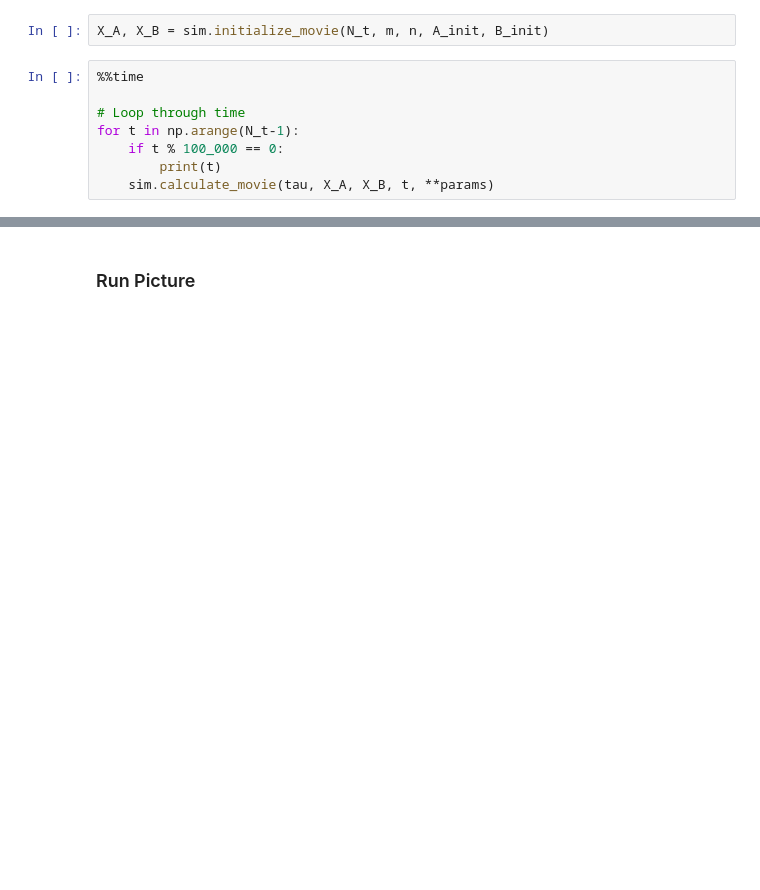
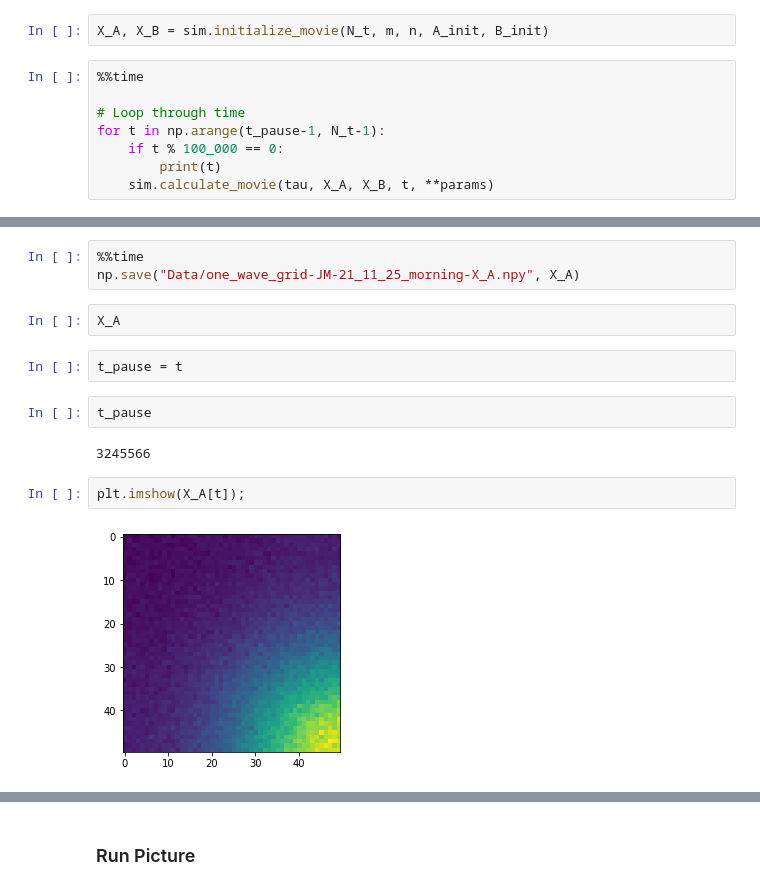
Before and after one commit to KCGallagher/Schnakenberg_Sim, a Jupyter notebook: Archive/grid_sim.ipynb, the cells around one changed output, grey strips where cells are left out. Drawn from its saved outputs; the diff is of its cells as text; blank space fills up the shorter version.

```diff
--- a/grid_sim.ipynb
+++ b/Archive/grid_sim.ipynb
@@ -56,7 +56,7 @@ X_A, X_B = sim.initialize_movie(N_t, m, n, A_init, B_init)
 %%time
 
 # Loop through time
-for t in np.arange(N_t-1):
+for t in np.arange(t_pause-1, N_t-1):
     if t % 100_000 == 0:
         print(t)
     sim.calculate_movie(tau, X_A, X_B, t, **params)
@@ -72,0 +94,15 @@ for t in np.arange(N_t-1):
+# %%
+%%time
+np.save("Data/one_wave_grid-JM-21_11_25_morning-X_A.npy", X_A)
+# %%
+X_A
+# %%
+t_pause = t
+# %%
+t_pause
+# %% [output]
+3245566
+# %%
+plt.imshow(X_A[t]);
+# %% [output]
+[figure, added]
```
Also changed, not shown: parts of 18 cells of this notebook, 13 other files.
